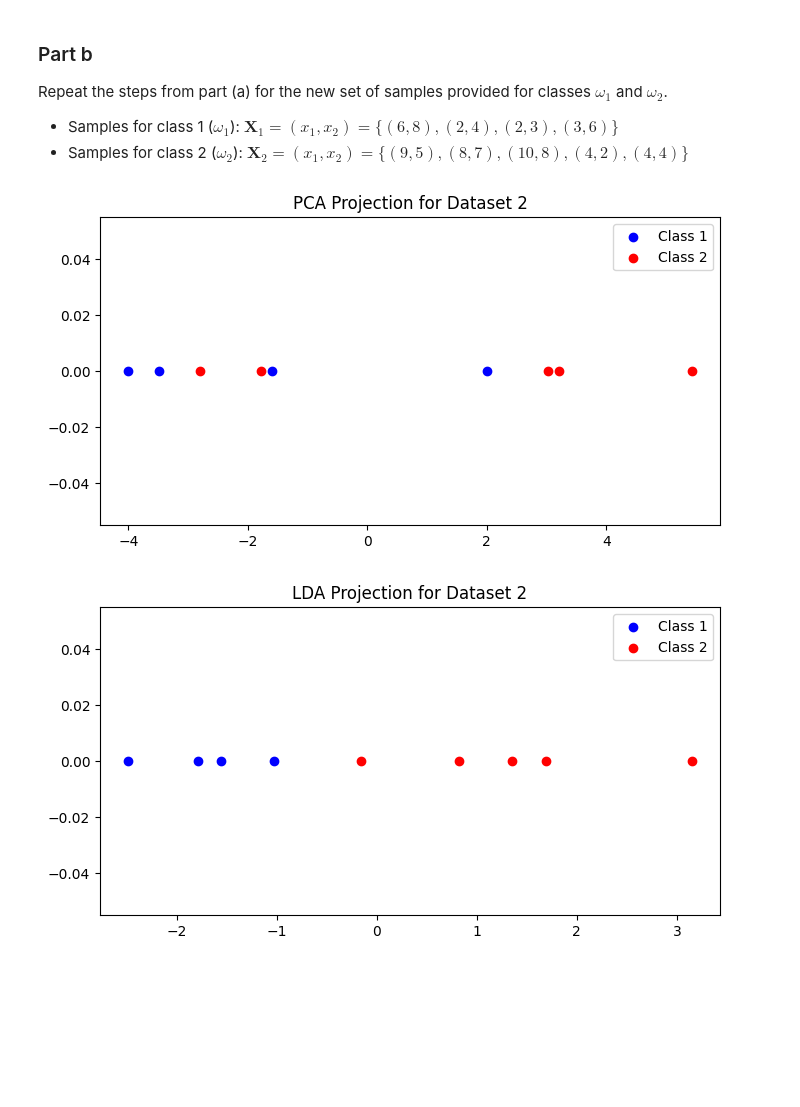
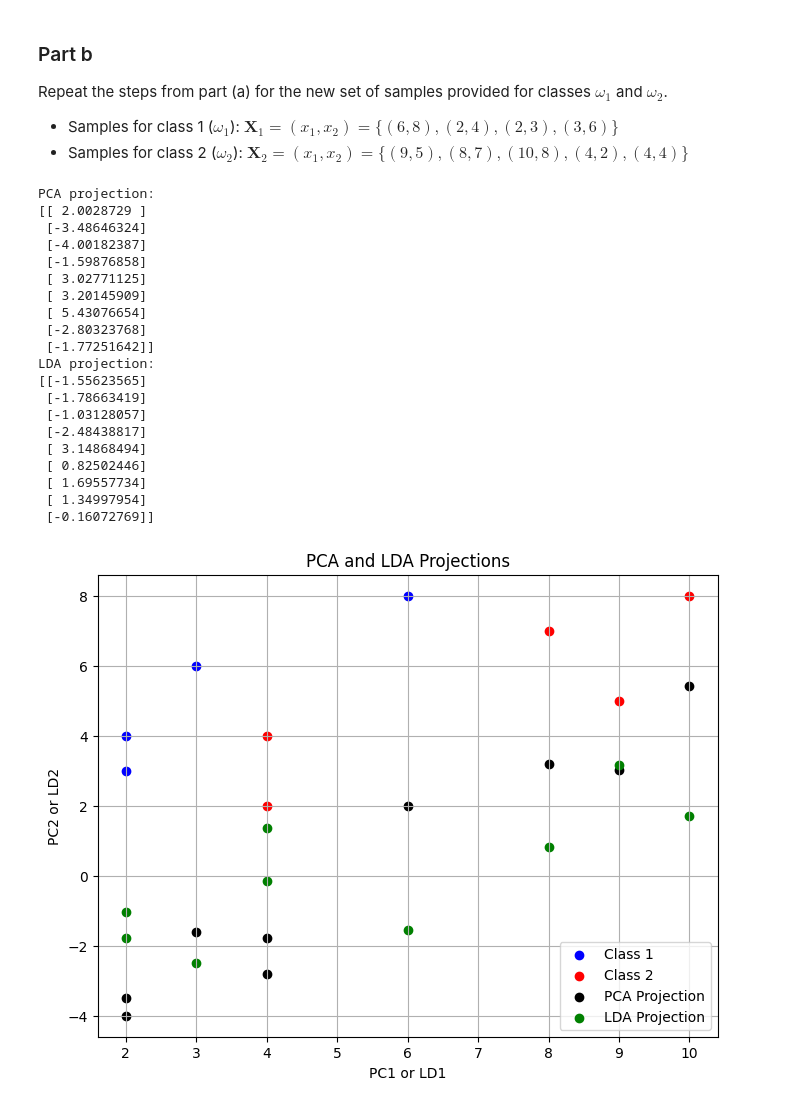
Before and after one commit to ChagataiDuru/CS304-IntroAI-CollabNotebooks, a Jupyter notebook: CS304_HW3_Question1.ipynb, the cells around one changed output. Saved outputs shown, nothing was run; the diff lists cells and outputs as text; code cells hidden in the pictures; blank space fills up the shorter version.

```diff
--- a/CS304_HW3_Question1.ipynb
+++ b/CS304_HW3_Question1.ipynb
@@ -136,23 +136,51 @@ X_pca = pca.fit_transform(X)
 # Perform LDA
 lda = LinearDiscriminantAnalysis(n_components=1)
 X_lda = lda.fit_transform(X, y)
+
+# Print the PCA and LDA projections
+print("PCA projection:")
+print(X_pca)
+print("LDA projection:")
+print(X_lda)
+# %% [output]
+PCA projection:
+[[ 2.0028729 ]
+ [-3.48646324]
+ [-4.00182387]
+ [-1.59876858]
+ [ 3.02771125]
+ [ 3.20145909]
+ [ 5.43076654]
+ [-2.80323768]
+ [-1.77251642]]
+LDA projection:
+[[-1.55623565]
+ [-1.78663419]
+ [-1.03128057]
+ [-2.48438817]
+ [ 3.14868494]
+ [ 0.82502446]
+ [ 1.69557734]
+ [ 1.34997954]
+ [-0.16072769]]
-# %%
-# Plot PCA projection
-plt.figure(figsize=(8, 4))
-plt.scatter(X_pca[y == 0, 0], np.zeros(X1.shape[0]), c='b', label='Class 1')
-plt.scatter(X_pca[y == 1, 0], np.zeros(X2.shape[0]), c='r', label='Class 2')
-plt.legend()
-plt.title('PCA Projection for Dataset 2')
-plt.show()
-# %% [output]
-[figure, removed]
-# %%
-# Plot LDA projection
-plt.figure(figsize=(8, 4))
-plt.scatter(X_lda[y == 0, 0], np.zeros(X1.shape[0]), c='b', label='Class 1')
-plt.scatter(X_lda[y == 1, 0], np.zeros(X2.shape[0]), c='r', label='Class 2')
-plt.legend()
-plt.title('LDA Projection for Dataset 2')
-plt.show()
-# %% [output]
-[figure, removed]
+# %%
+# Plot the original data points
+plt.figure(figsize=(8, 6))
+plt.scatter(X1[:, 0], X1[:, 1], label="Class 1", c="blue")
+plt.scatter(X2[:, 0], X2[:, 1], label="Class 2", c="red")
+
+# Plot the PCA projection
+plt.scatter(X[:, 0], X_pca, label="PCA Projection", c="black")
+
+# Plot the LDA projection
+plt.scatter(X[:, 0], X_lda, label="LDA Projection", c="green")
+
+# Add labels and legend
+plt.grid()
+plt.xlabel("PC1 or LD1")
+plt.ylabel("PC2 or LD2")
+plt.title("PCA and LDA Projections")
+plt.legend()
+plt.show()
+# %% [output]
+[figure, added]
```
Also changed, not shown: parts of 1 cell of this notebook.
